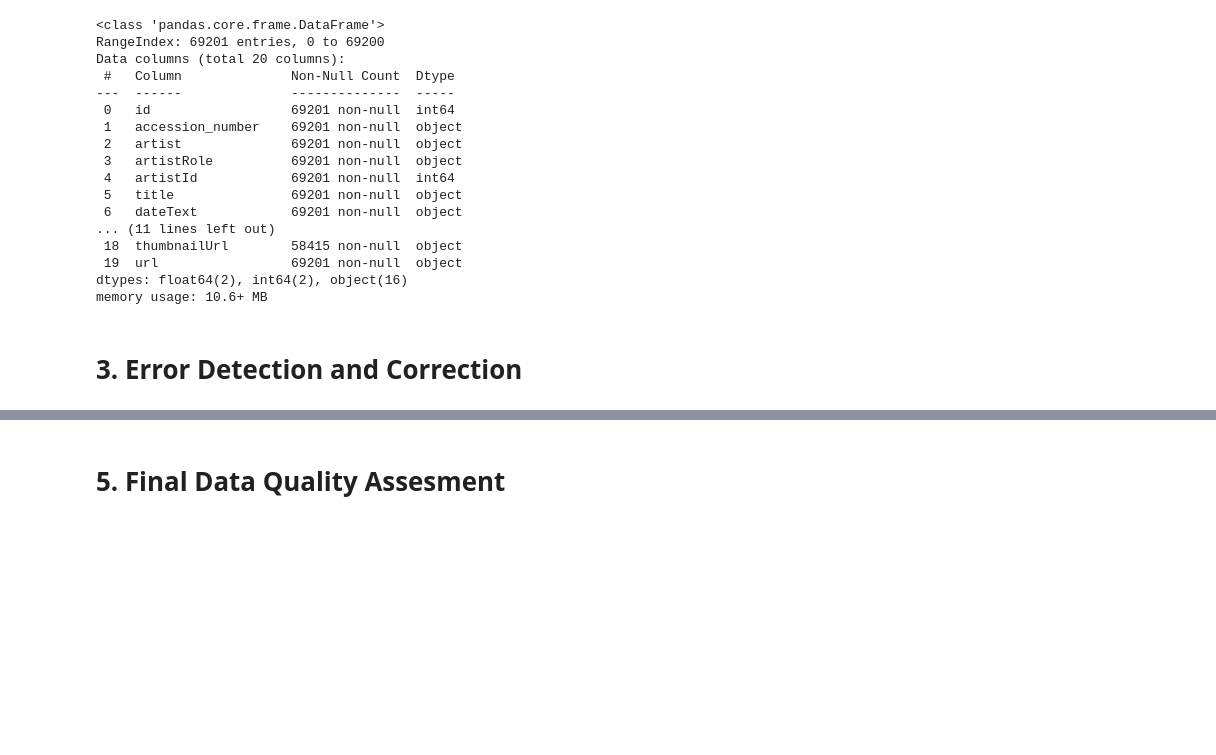
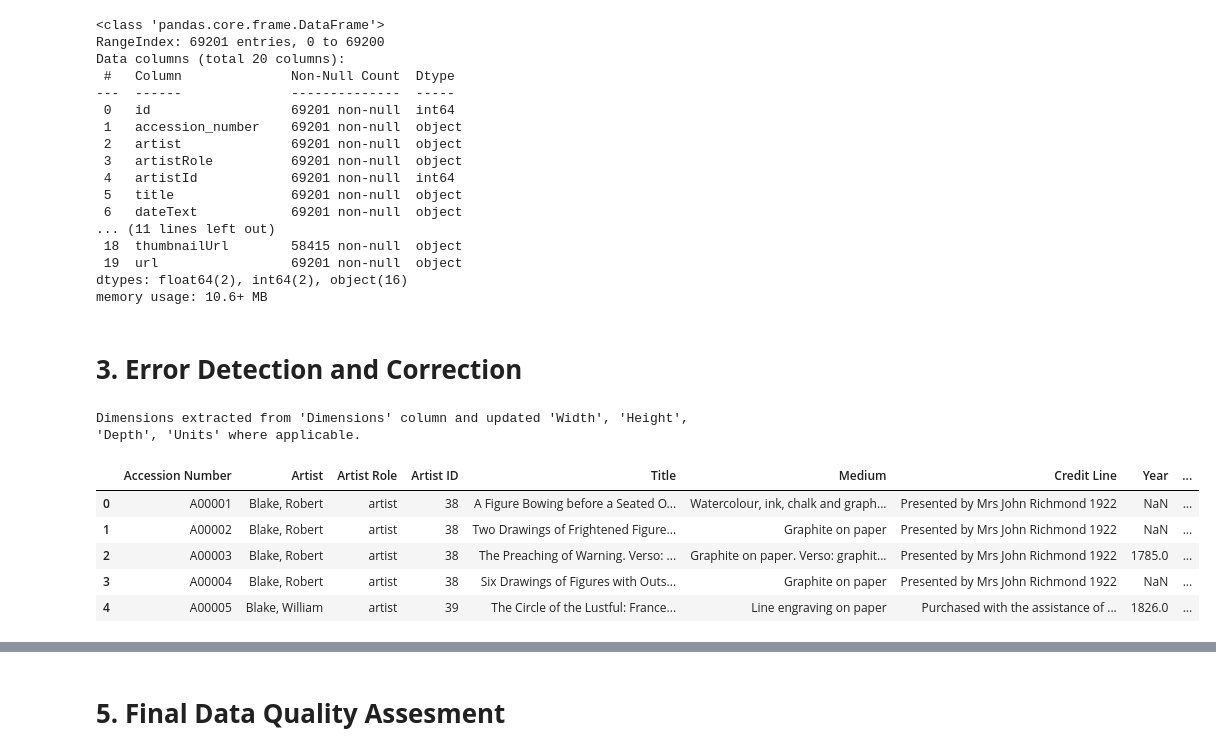
Before and after one commit to omar-mohamed-azab/Polimi-Data-and-Information-Quality-Project, a Jupyter notebook: src/Project.ipynb, the cells around one changed output, grey strips where cells are left out. Drawn from its saved outputs; the diff is of its cells as text; code cells hidden in the pictures; blank space fills up the shorter version.

```diff
--- a/src/Project.ipynb
+++ b/src/Project.ipynb
@@ -229,0 +212,50 @@ artwork_data['Year'] = artwork_data['Year'].fillna('Date Not Known')
+# %%
+import re
+
+def parse_dimensions_from_string(dim_str):
+    if pd.isna(dim_str) or str(dim_str).strip().lower() == 'not mentioned' or str(dim_str).strip() == '':
+        return pd.Series(['', '', '', ''], index=['Width', 'Height', 'Depth', 'Units'])
+
+    dim_str_clean = str(dim_str).strip().lower()
+
+    units = ''
+    # Check for and extract 'mm' unit
+    if 'mm' in dim_str_clean:
+        units = 'mm'
+        # Remove 'mm' and any surrounding characters that are not digits or 'x' to simplify splitting
+        dim_str_clean = re.sub(r'\s*mm.*', '', dim_str_clean).strip()
+
+    # Extract all numbers that are part of the dimensions
+    numbers = re.findall(r'\d+\.?\d*', dim_str_clean)
+
+    width = numbers[0] if len(numbers) > 0 else ''
+    height = numbers[1] if len(numbers) > 1 else ''
+    depth = numbers[2] if len(numbers) > 2 else ''
+
+    return pd.Series([width, height, depth, units], index=['Width', 'Height', 'Depth', 'Units'])
+
+# Standardize dimension format: replace ' mmx ' with 'x'
+artwork_data['Dimensions'] = artwork_data['Dimensions'].astype(str).str.replace(r'\s*mm x\s*', ' x ', regex=True)
+
+# Identify rows where Width or Height are empty/NaN AND Dimensions is not 'Not Mentioned'
+mask_to_update = \
+    ((artwork_data['Width'].isna()) | (artwork_data['Width'] == '')) & \
+    ((artwork_data['Height'].isna()) | (artwork_data['Height'] == '')) & \
+    (artwork_data['Dimensions'] != 'Not Mentioned')
+
+# Apply the function to the 'Dimensions' column for the masked rows
+extracted_data = artwork_data.loc[mask_to_update, 'Dimensions'].apply(parse_dimensions_from_string)
+
+# Update the original DataFrame with the extracted data
+artwork_data.loc[mask_to_update, ['Width', 'Height', 'Depth', 'Units']] = extracted_data
+
+print("Dimensions extracted from 'Dimensions' column and updated 'Width', 'Height', 'Depth', 'Units' where applicable.")
+artwork_data.head()
+# %% [output]
+Dimensions extracted from 'Dimensions' column and updated 'Width', 'Height', 'Depth', 'Units' where applicable.
+|  | Accession Number | Artist | Artist Role | Artist ID | Title | Medium | Credit Line | Year | ... |
+| 0 | A00001 | Blake, Robert | artist | 38 | A Figure Bowing before a Seated O... | Watercolour, ink, chalk and graph... | Presented by Mrs John Richmond 1922 | NaN | ... |
+| 1 | A00002 | Blake, Robert | artist | 38 | Two Drawings of Frightened Figure... | Graphite on paper | Presented by Mrs John Richmond 1922 | NaN | ... |
+| 2 | A00003 | Blake, Robert | artist | 38 | The Preaching of Warning. Verso: ... | Graphite on paper. Verso: graphit... | Presented by Mrs John Richmond 1922 | 1785.0 | ... |
+| 3 | A00004 | Blake, Robert | artist | 38 | Six Drawings of Figures with Outs... | Graphite on paper | Presented by Mrs John Richmond 1922 | NaN | ... |
+| 4 | A00005 | Blake, William | artist | 39 | The Circle of the Lustful: France... | Line engraving on paper | Purchased with the assistance of ... | 1826.0 | ... |
```
Also changed, not shown: parts of 39 cells of this notebook.
